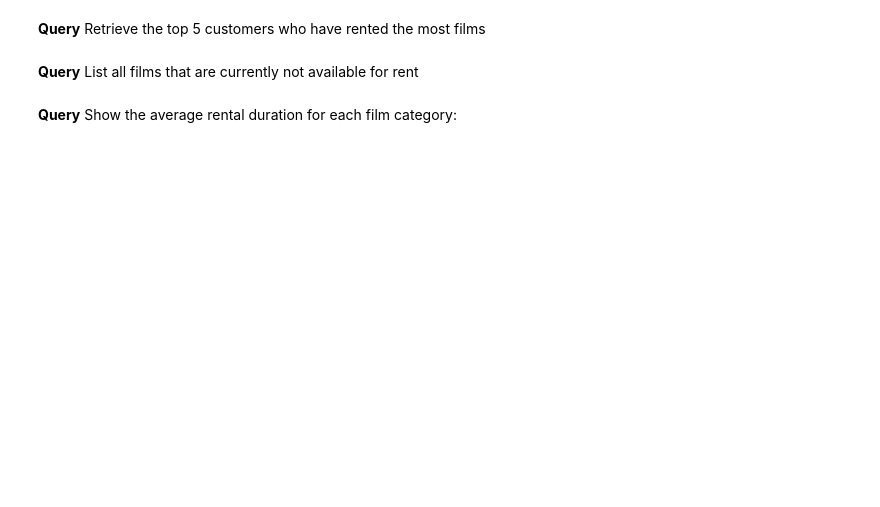
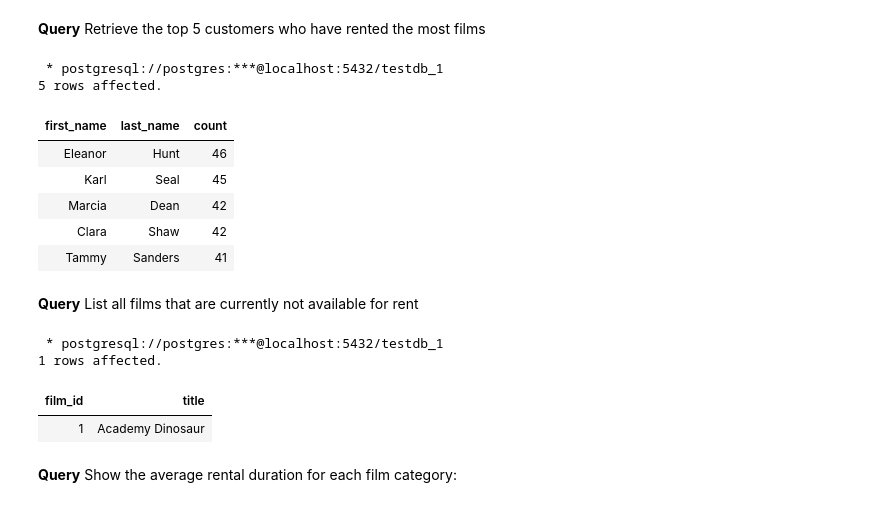
Before and after one commit to sarthak-panda/Sem6, a Jupyter notebook: COL362/InClassTutorials/SQL-01.ipynb, the cells around one changed output. Cells and saved outputs as stored; diff of their text form; code cells hidden in the pictures; blank space fills up the shorter version.

```diff
--- a/COL362/InClassTutorials/SQL-01.ipynb
+++ b/COL362/InClassTutorials/SQL-01.ipynb
@@ -322,6 +347,30 @@ and a1.first_name = a2.first_name and a1.last_name = a2.last_name
 # %% [markdown]
 **Query** Retrieve the top 5 customers who have rented the most films
+# %%
+%%sql select first_name, last_name, count(*)
+from (customer join rental on customer.customer_id = rental.customer_id) join inventory on rental.inventory_id = inventory.inventory_id
+group by customer.customer_id
+order by count desc
+limit 5;
+# %% [output]
+ * postgresql://postgres:***@localhost:5432/testdb_1
+5 rows affected.
+| first_name | last_name | count |
+| Eleanor | Hunt | 46 |
+| Karl | Seal | 45 |
+| Marcia | Dean | 42 |
+| Clara | Shaw | 42 |
+| Tammy | Sanders | 41 |
 # %% [markdown]
 **Query** List all films that are currently not available for rent
+# %%
+%%sql select film.film_id,film.title
+from (film join inventory on film.film_id=inventory.film_id) left outer join rental on inventory.inventory_id = rental.inventory_id
+where rental_id is null
+# %% [output]
+ * postgresql://postgres:***@localhost:5432/testdb_1
+1 rows affected.
+| film_id | title |
+| 1 | Academy Dinosaur |
 # %% [markdown]
 **Query** Show the average rental duration for each film category:
```
Also changed, not shown: parts of 5 cells of this notebook, 2 other files.
